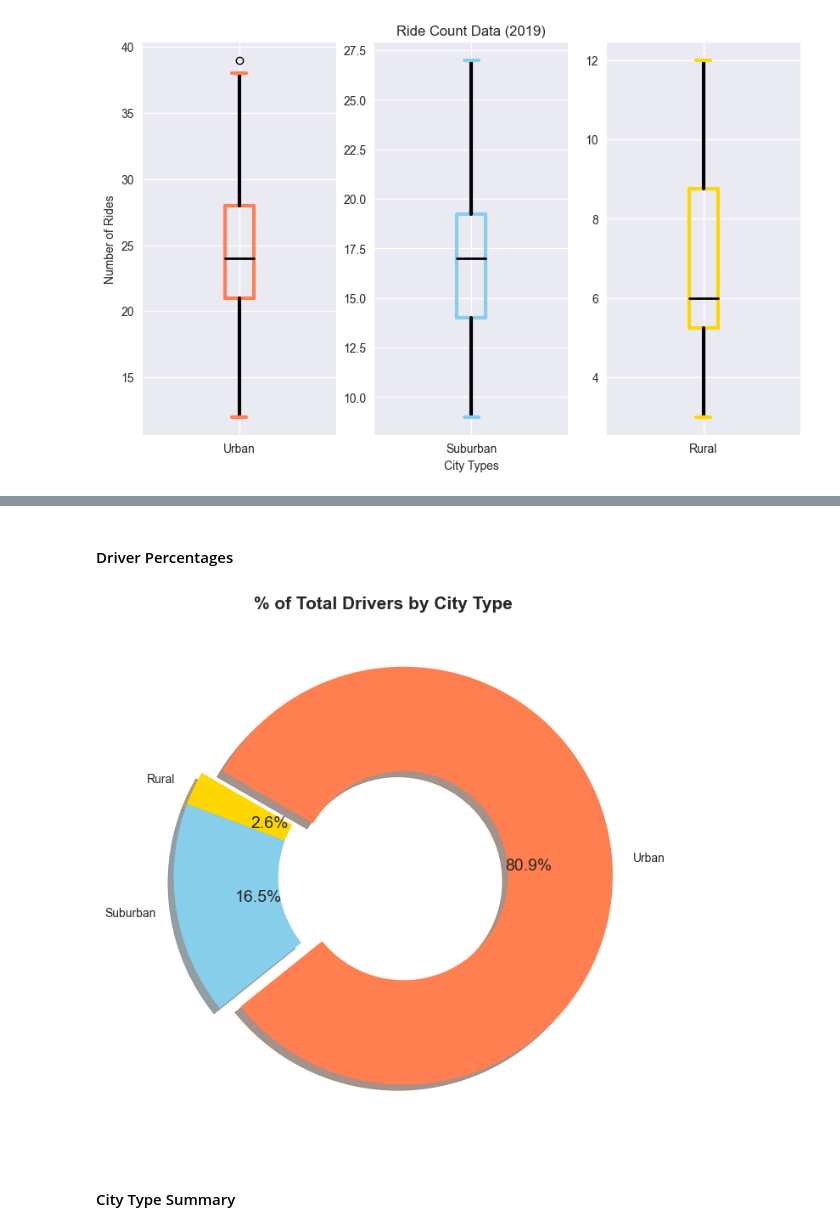
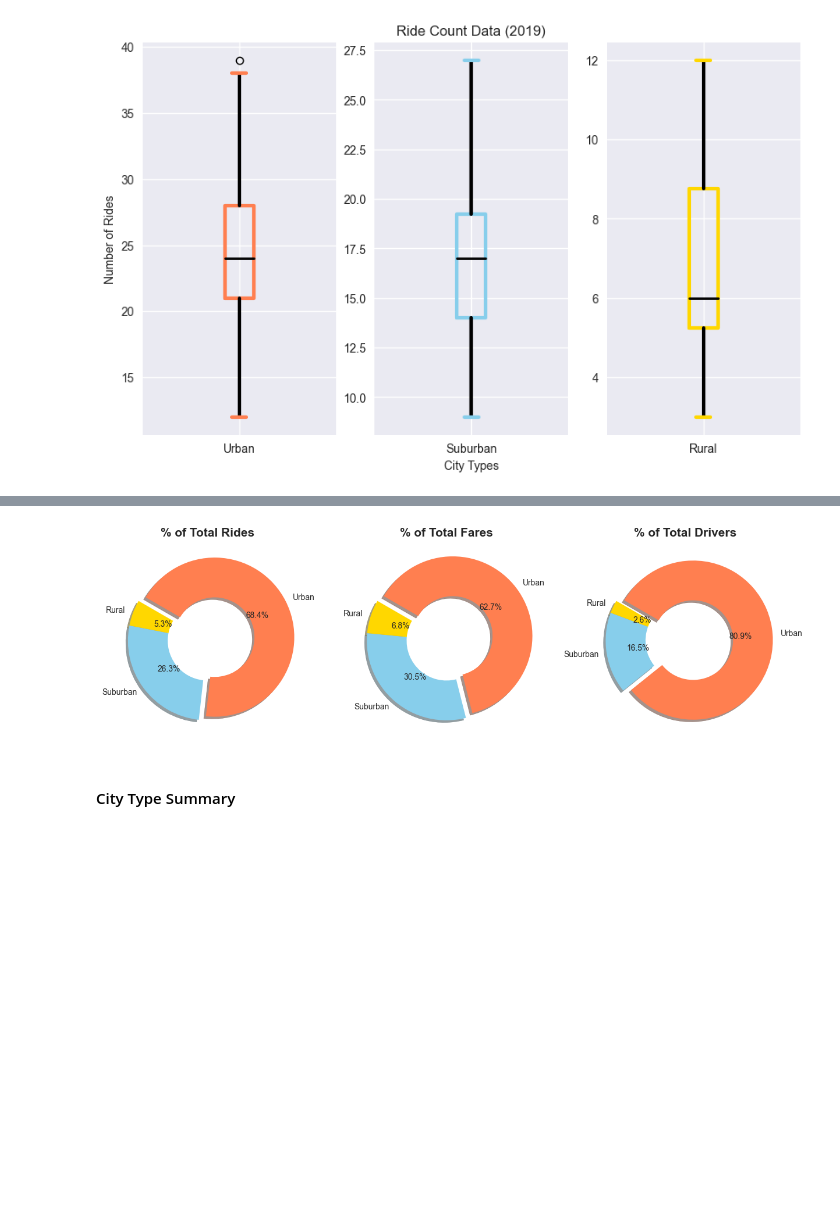
Before and after one commit to LJD0/Rideshare_Analysis, a Jupyter notebook: RideShare_Analysis.ipynb, the cells around one changed output, grey strips where cells are left out. Saved outputs shown, nothing was run; the diff lists cells and outputs as text; code cells hidden in the pictures; blank space fills up the shorter version.

Commit message:
README update percentage charts combined

```diff
--- a/RideShare_Analysis.ipynb
+++ b/RideShare_Analysis.ipynb
@@ -303,5 +249,3 @@ mpl.rcParams['font.size'] = 14
-# %% [markdown]
-#### Driver Percentages
 # %%
 # Gather and calculate the driver data
 
@@ -312,31 +256,32 @@ total_drivers = city_data_df["driver_count"].sum()
 # calculate the percentage of the total drivers for each city type
 driver_percentages = 100 * city_type_driver / total_drivers
 # %%
-# Build the percentage of drivers by city type pie chart.
-fig, ax = plt.subplots(figsize=(10, 8))
+# Build the percentages city type pie chart.
 
-ax.pie(
-    driver_percentages,
-    labels=x_labels,
-    colors=colors,
-    explode=[0.1, 0, 0],
-    autopct='%1.1f%%',
-    shadow=True,
-    startangle=150,
-    counterclock=False,
-    wedgeprops=dict(width=0.5)
-)
+fig, axes = plt.subplots(ncols=3,figsize=(15, 8))
 
-# set the title
-ax.set_title("% of Total Drivers by City Type", fontsize=15,fontweight="bold")
+percentage_data = [ride_percentages, fare_percentages, driver_percentages]
+labels = ["Ride", "Fare", "Driver"]
 
-mpl.rcParams['font.size'] = 14
+for i, ax in enumerate(axes):
+    ax.pie(
+        percentage_data[i],
+        labels=x_labels,
+        colors=colors,
+        explode=[0.1, 0, 0],
+        autopct='%1.1f%%',
+        shadow=True,
+        startangle=150,
+        counterclock=False,
+        wedgeprops=dict(width=0.5),
+    )
+    ax.set_title(f"% of Total {labels[i]}s", fontsize=15,fontweight="bold",wrap=True)
 
 
 # Save the figure.
-# plt.savefig("analysis/drivers_by_city_type.png")
+# plt.savefig("analysis/city_type_percentages.png")
 # %% [output]
-[figure, old version]
+[figure, new version]
 # %% [markdown]
 #### City Type Summary
 # %%
```
Also changed, not shown: parts of 4 cells of this notebook, 2 other files.
